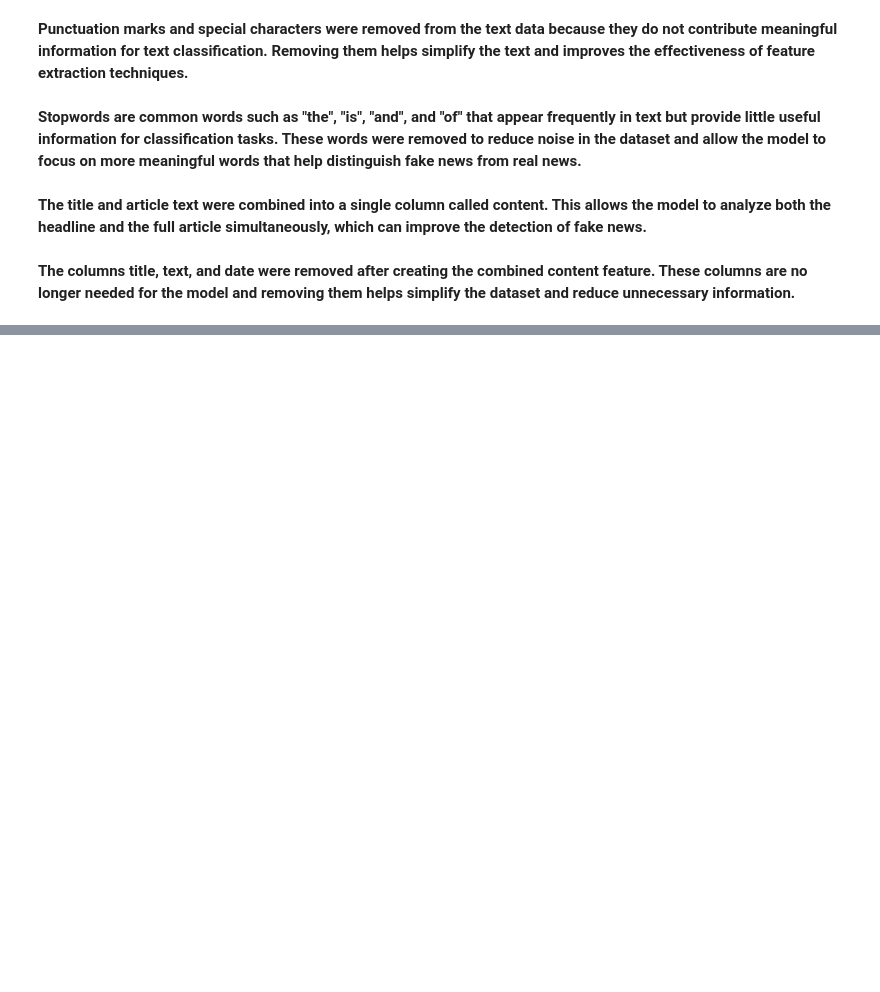
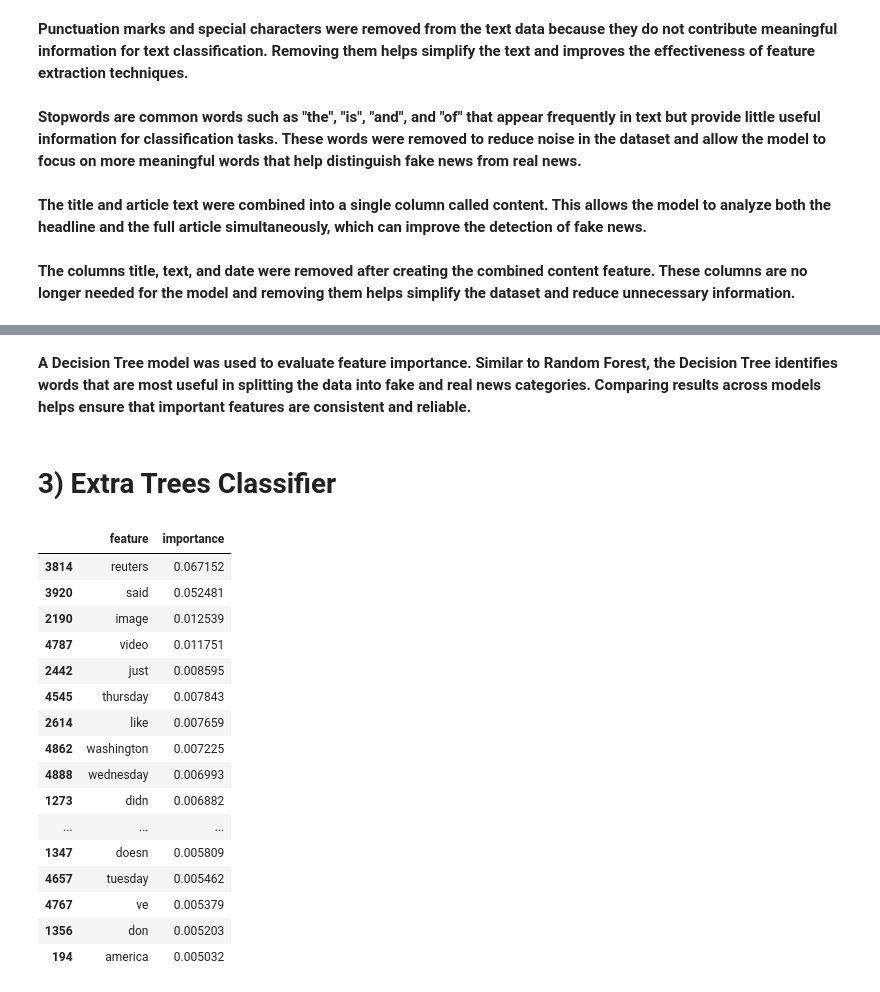
Before and after one commit to Azeem-1004/FakeNews-ML-Project, a Jupyter notebook: true-and-fake-news-dataset.ipynb, the cells around one changed output, grey strips where cells are left out. Cells and saved outputs as stored; diff of their text form; code cells hidden in the pictures; blank space fills up the shorter version.

```diff
--- a/true-and-fake-news-dataset.ipynb
+++ b/true-and-fake-news-dataset.ipynb
@@ -222,0 +346,44 @@ df.to_csv("processed_fake_news_dataset.csv", index=False)
+# %% [markdown]
+**A Decision Tree model was used to evaluate feature importance. Similar to Random Forest, the Decision Tree identifies words that are most useful in splitting the data into fake and real news categories. Comparing results across models helps ensure that important features are consistent and reliable.**
+# %% [markdown]
+# **3) Extra Trees Classifier**
+# %%
+# This code uses Extra Trees Classifier to find important features
+
+from sklearn.ensemble import ExtraTreesClassifier
+
+# Train model
+et = ExtraTreesClassifier(n_estimators=100, random_state=42)
+et.fit(X_train, y_train)
+
+# Get importance
+et_importances = et.feature_importances_
+
+# Create dataframe
+et_importance_df = pd.DataFrame({
+    "feature": feature_names,
+    "importance": et_importances
+})
+
+# Sort and display top 20
+et_importance_df = et_importance_df.sort_values(by="importance", ascending=False)
+
+et_importance_df.head(20)
+# %% [output]
+|  | feature | importance |
+| 3814 | reuters | 0.067152 |
+| 3920 | said | 0.052481 |
+| 2190 | image | 0.012539 |
+| 4787 | video | 0.011751 |
+| 2442 | just | 0.008595 |
+| 4545 | thursday | 0.007843 |
+| 2614 | like | 0.007659 |
+| 4862 | washington | 0.007225 |
+| 4888 | wednesday | 0.006993 |
+| 1273 | didn | 0.006882 |
+| ... | ... | ... |
+| 1347 | doesn | 0.005809 |
+| 4657 | tuesday | 0.005462 |
+| 4767 | ve | 0.005379 |
+| 1356 | don | 0.005203 |
+| 194 | america | 0.005032 |
```
Also changed, not shown: parts of 42 cells of this notebook.
